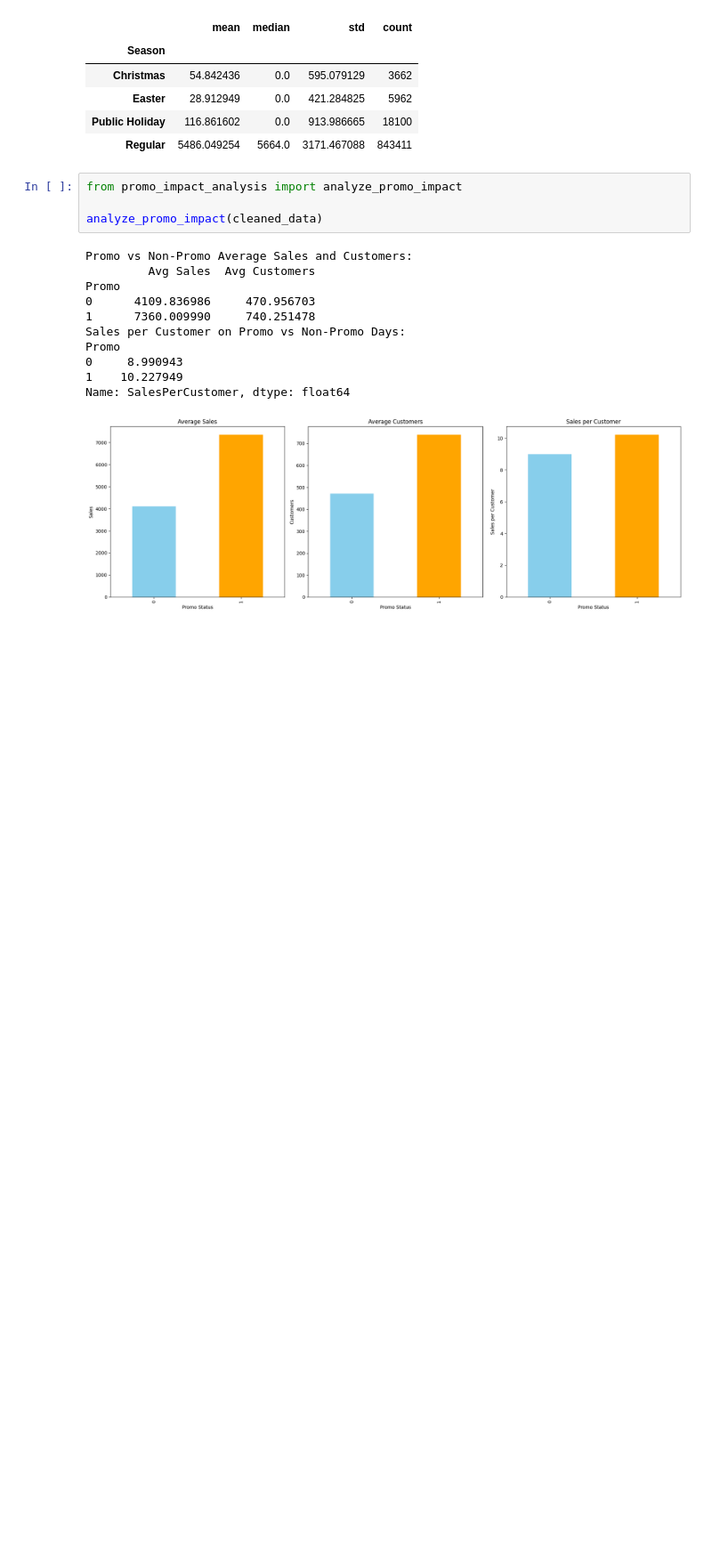
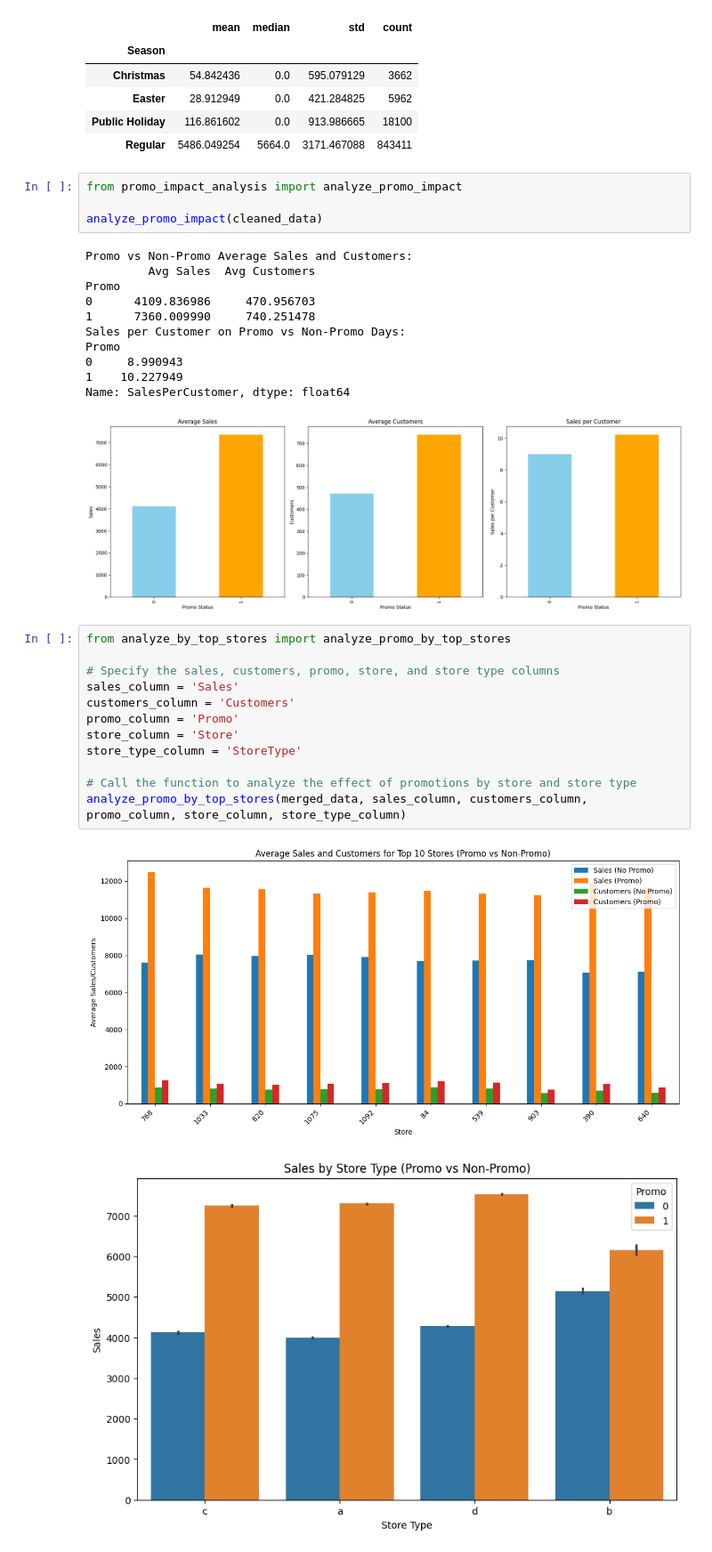
Before and after one commit to Semir1r/Rossmann_Pharmaceuticals_sales_forecast, a Jupyter notebook: notebooks/sales_analysis.ipynb, the cells around one changed output. Shown at 89% size. Drawn from its saved outputs; the diff is of its cells as text; blank space fills up the shorter version.

Commit message:
sales by store location

```diff
--- a/notebooks/sales_analysis.ipynb
+++ b/notebooks/sales_analysis.ipynb
@@ -332,3 +332,18 @@ Promo
 1    10.227949
 Name: SalesPerCustomer, dtype: float64
 [figure]
+# %%
+from analyze_by_top_stores import analyze_promo_by_top_stores
+
+# Specify the sales, customers, promo, store, and store type columns
+sales_column = 'Sales'
+customers_column = 'Customers'
+promo_column = 'Promo'
+store_column = 'Store'
+store_type_column = 'StoreType'
+
+# Call the function to analyze the effect of promotions by store and store type
+analyze_promo_by_top_stores(merged_data, sales_column, customers_column, promo_column, store_column, store_type_column)
+# %% [output]
+[figure, added]
+[figure, added]
```
Also changed, not shown: parts of 5 cells of this notebook, 4 other files.
